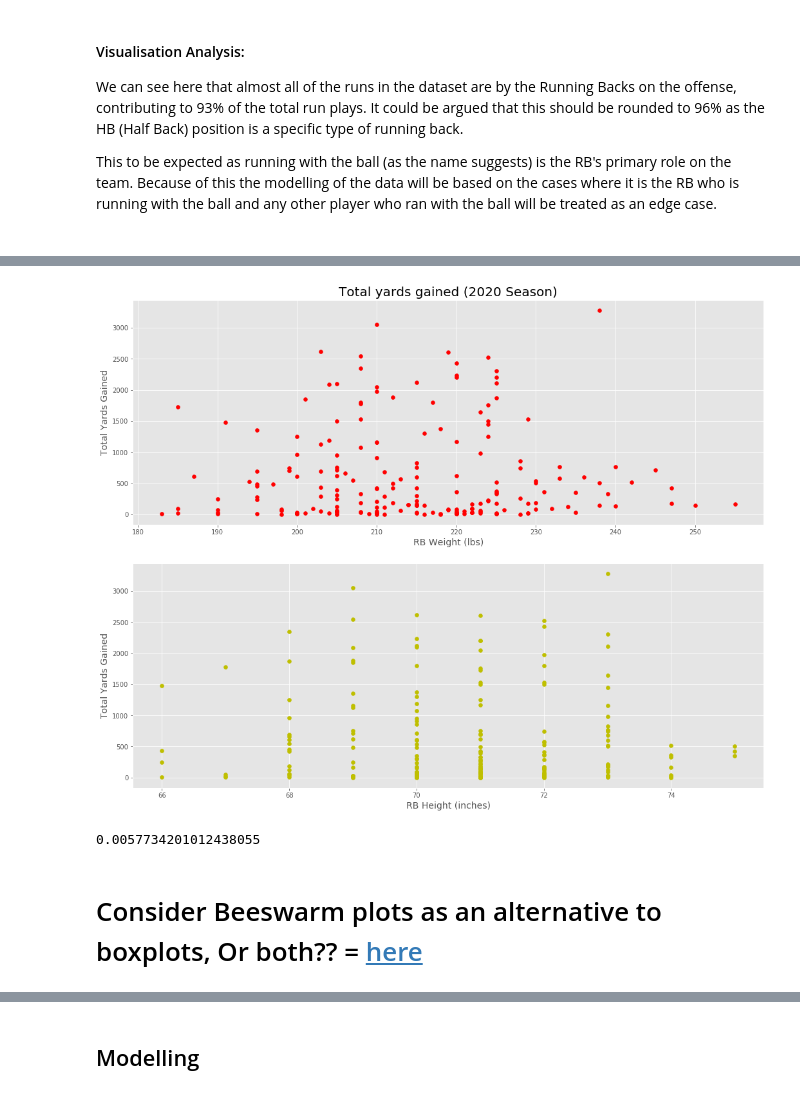
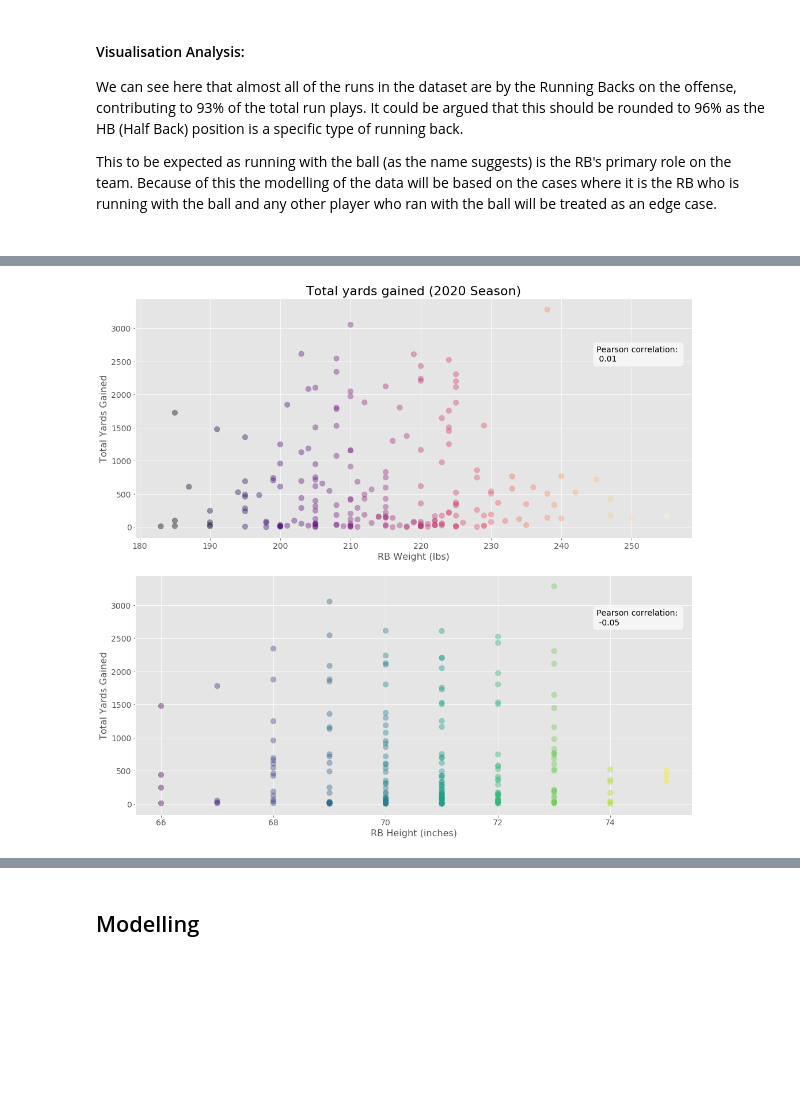
Before and after one commit to Louis-Bad/NFL-Rushing-Yards, a Jupyter notebook: main.ipynb, the cells around one changed output, grey strips where cells are left out. Cells and saved outputs as stored; diff of their text form; code cells hidden in the pictures; blank space fills up the shorter version.

Commit message:
Visualisations complete and all functions complete

```diff
--- a/main.ipynb
+++ b/main.ipynb
@@ -393,37 +465,44 @@ def get_player_height(dataframe):
 # %%
-# plot a scatter plot of RB weight and yards, and RB height and yards
-
-fig = plt.figure(figsize=(15,12))
+# plot a scatter plot of RB weight vs. yards, and RB height vs. yards
+fig = plt.figure(figsize=(15,14))
 plt.style.use('ggplot')
 
 rb_weights = [player[1] for player in get_player_weight(rb_df)]
 rb_heights = [player[1] for player in get_player_height(rb_df)]
 rb_yards = rb_df.groupby('NflId').sum()['Yards']
 
+coef1 = np.corrcoef(rb_weights, rb_yards)[0][1] # pearson correlation coef for RB weights vs. Total yards
+coef2 = np.corrcoef(rb_heights, rb_yards)[0][1] # pearson correlation coef for RB heights vs. Total yards
+
+# the text bubbles at the top right corners of each plot
+bubble1 = f"Pearson correlation: \n {round(coef1, 2)}"
+bubble2 = f"Pearson correlation: \n {round(coef2, 2)}"
+
 # scatter plot of RB weight and yards
 fig.add_subplot(2,1,1)
-plt.title('Total yards gained (2020 Season)', fontsize=20)
-plt.xlabel('RB Weight (lbs)', fontsize=14)
-plt.ylabel('Total Yards Gained', fontsize=14)
-plt.scatter(rb_weights, rb_yards, color='r' )
+plt.title('Total yards gained (2020 Season)', fontsize=title_size)
+plt.xlabel('RB Weight (lbs)', fontsize=label_size)
+plt.ylabel('Total Yards Gained', fontsize=label_size)
+plt.xticks(fontsize=tick_size)
+plt.yticks(fontsize=tick_size)
+plt.scatter(rb_weights, rb_yards, c=rb_weights, cmap=plt.get_cmap('magma'), alpha=0.4, s=90)
+plt.text(x=245, y=2500, s=bubble1, fontsize=14,
+         bbox=dict(facecolor='whitesmoke', boxstyle="round, pad=0.4"))
 
 
 # scatter plot of RB height and yards
 fig.add_subplot(2,1,2)
-plt.xlabel('RB Height (inches)', fontsize=14)
-plt.ylabel('Total Yards Gained', fontsize=14)
-plt.scatter(rb_heights, rb_yards, color='y')
+plt.xlabel('RB Height (inches)', fontsize=label_size)
+plt.ylabel('Total Yards Gained', fontsize=label_size)
+plt.scatter(rb_heights, rb_yards, c=rb_heights, cmap=plt.get_cmap('viridis'), alpha=0.4, s=90)
+plt.xticks(fontsize=tick_size)
+plt.yticks(fontsize=tick_size)
+plt.text(x=73.75, y=2700, s=bubble2, fontsize=14,
+         bbox=dict(facecolor='whitesmoke', boxstyle="round, pad=0.4"))
 
 
 
 plt.tight_layout(pad=2.5)
 plt.show;
 # %% [output]
-[figure, old version]
+[figure, new version]
-# %%
-# pearson correlation coef for RB weights vs. Total yards gained that season
-np.corrcoef(rb_weights, rb_yards)[0][1]
-# %% [output]
-0.0057734201012438055
-# %% [markdown]
-# Consider Beeswarm plots as an alternative to boxplots, Or both?? = [here](https://www.datascienceblog.net/post/data-visualization/boxplot_alternatives/)
```
Also changed, not shown: parts of 29 cells of this notebook.
